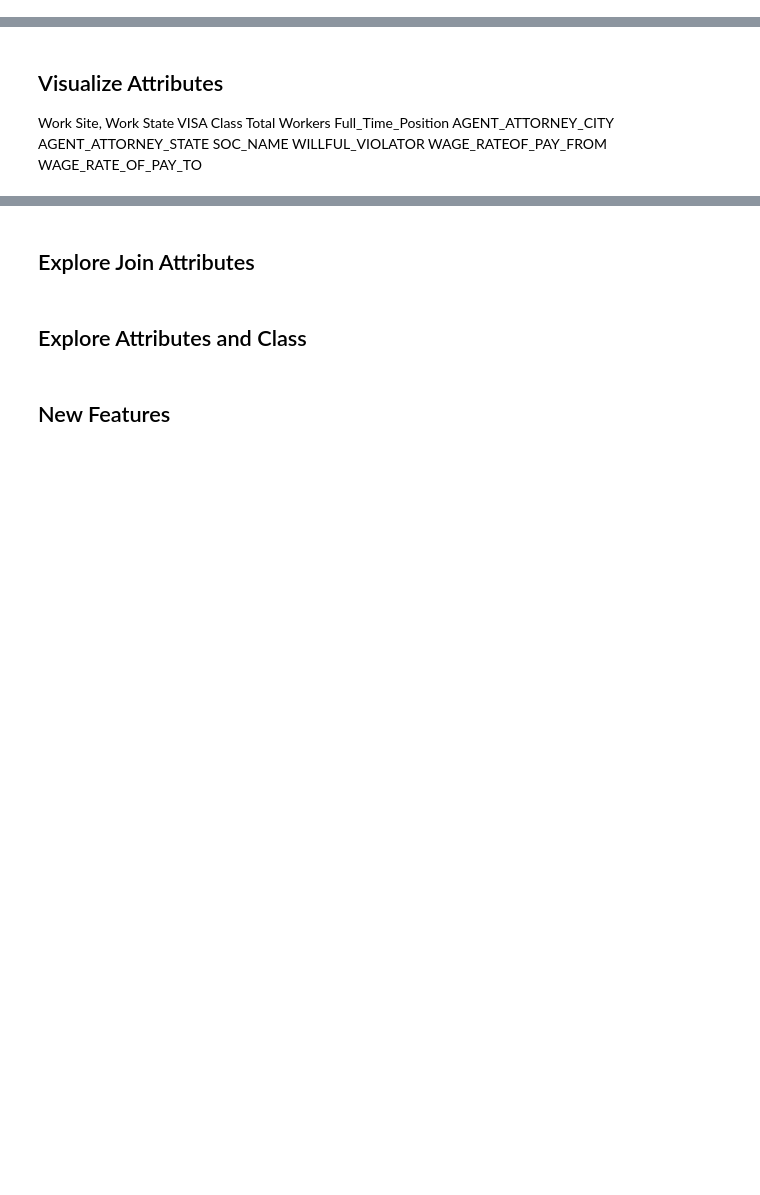
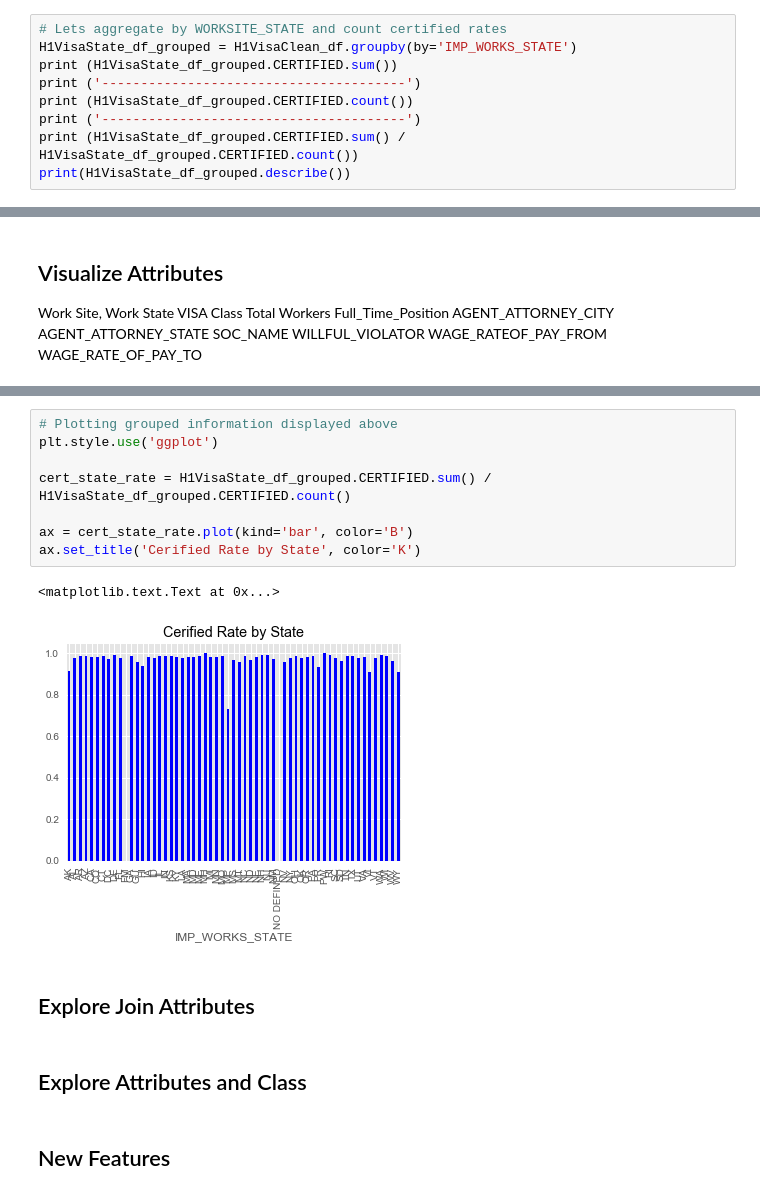
Before and after one commit to adelial/DM_TeamProject, a Jupyter notebook: H1Visa_TeamProject.ipynb, the cells around one changed output, grey strips where cells are left out. Saved outputs shown, nothing was run; the diff lists cells and outputs as text; blank space fills up the shorter version.

```diff
--- a/H1Visa_TeamProject.ipynb
+++ b/H1Visa_TeamProject.ipynb
@@ -235,0 +325,9 @@ import seaborn as sns
+# %%
+# Lets aggregate by WORKSITE_STATE and count certified rates
+H1VisaState_df_grouped = H1VisaClean_df.groupby(by='IMP_WORKS_STATE')
+print (H1VisaState_df_grouped.CERTIFIED.sum())
+print ('---------------------------------------')
+print (H1VisaState_df_grouped.CERTIFIED.count())
+print ('---------------------------------------')
+print (H1VisaState_df_grouped.CERTIFIED.sum() / H1VisaState_df_grouped.CERTIFIED.count())
+print(H1VisaState_df_grouped.describe())
@@ -249,3 +389,14 @@ WAGE_RATE_OF_PAY_TO
+# %%
+# Plotting grouped information displayed above
+plt.style.use('ggplot')
+
+cert_state_rate = H1VisaState_df_grouped.CERTIFIED.sum() / H1VisaState_df_grouped.CERTIFIED.count()
+
+ax = cert_state_rate.plot(kind='bar', color='B')
+ax.set_title('Cerified Rate by State', color='K')
+# %% [output]
+<matplotlib.text.Text at 0x...>
+[figure, added]
 # %% [markdown]
 ## Explore Join Attributes
 # %% [markdown]
```
Also changed, not shown: parts of 22 cells of this notebook.
